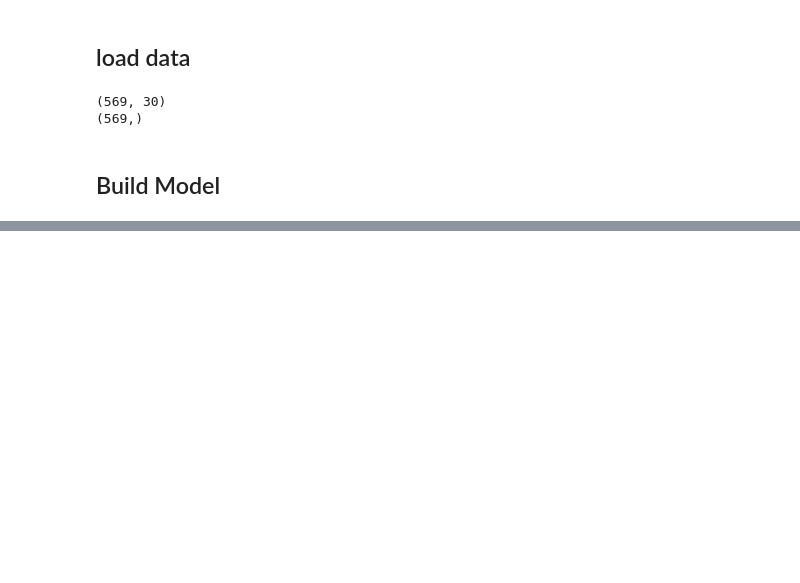
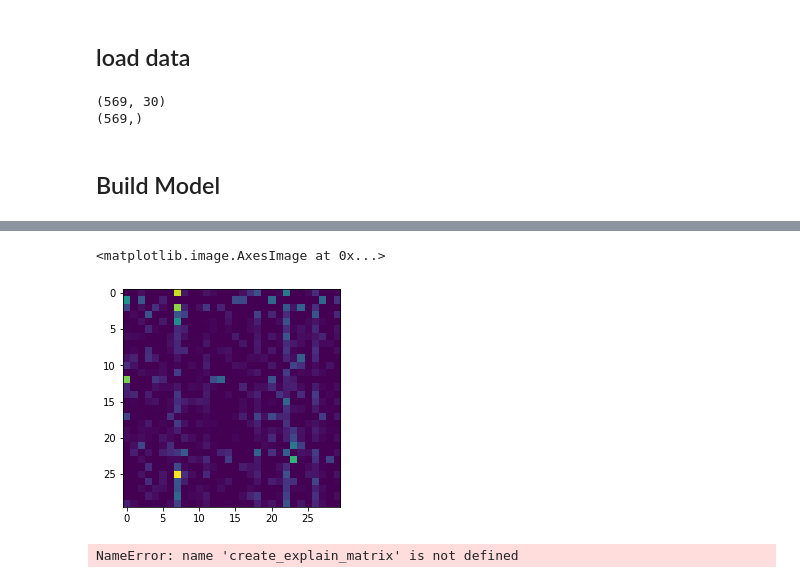
Before and after one commit to godofpdog/TabNet_Pytorch, a Jupyter notebook: test_classifier_training.ipynb, the cells around one changed output, grey strips where cells are left out. Saved outputs shown, nothing was run; the diff lists cells and outputs as text; code cells hidden in the pictures; blank space fills up the shorter version.

```diff
--- a/test_classifier_training.ipynb
+++ b/test_classifier_training.ipynb
@@ -87,0 +109,5 @@ torch.Size([256, 30])
+# %%
+plt.imshow(m_explain.cpu().numpy()[:30, :])
+# %% [output]
+<matplotlib.image.AxesImage at 0x...>
+[figure, added]
@@ -87,0 +117,4 @@ torch.Size([256, 30])
+# %%
+create_explain_matrix(30, [], [], 30)
+# %% [output]
+NameError: name 'create_explain_matrix' is not defined
```
Also changed, not shown: parts of 15 cells of this notebook, 5 other files.
